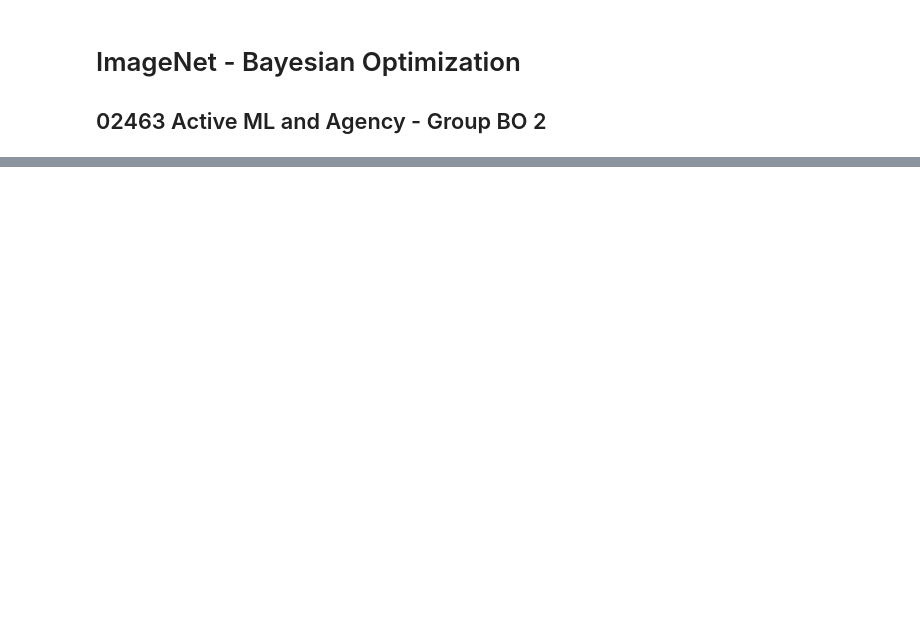
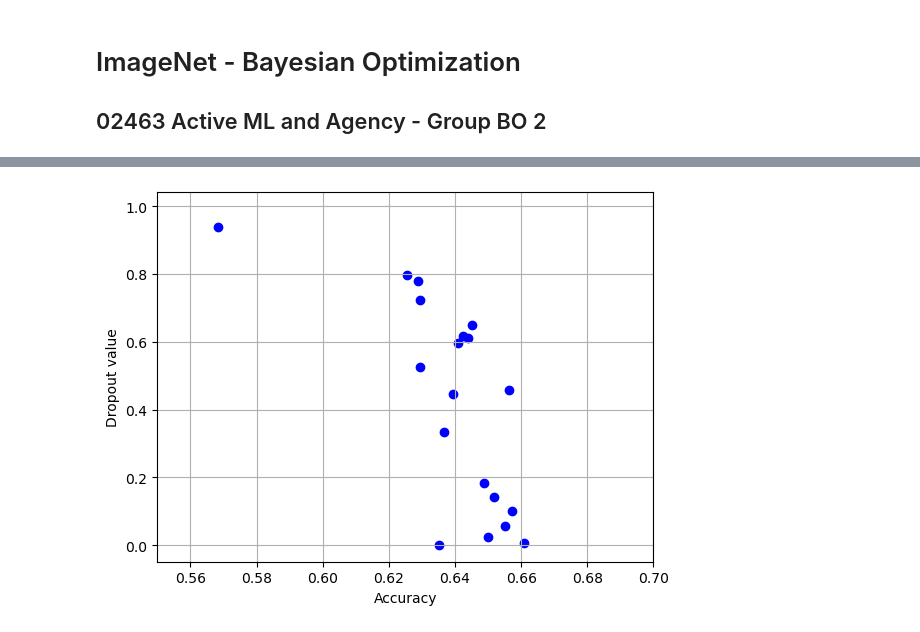
Before and after one commit to amapy-00/miniproject_1_02463, a Jupyter notebook: mini_project_1.ipynb, the cells around one changed output, grey strips where cells are left out. Saved outputs shown, nothing was run; the diff lists cells and outputs as text; code cells hidden in the pictures; blank space fills up the shorter version.

```diff
--- a/mini_project_1.ipynb
+++ b/mini_project_1.ipynb
@@ -356,0 +284,9 @@ plt.show()
+# %%
+plt.scatter(np.abs(opt_random.func_vals), opt_random.x_iters, color='blue')
+plt.xlabel("Accuracy")
+plt.xlim(0.55, 0.7)
+plt.ylabel("Dropout value")
+plt.grid()
+plt.show()
+# %% [output]
+[figure, added]
```
Also changed, not shown: parts of 8 cells of this notebook, 2 other files.
